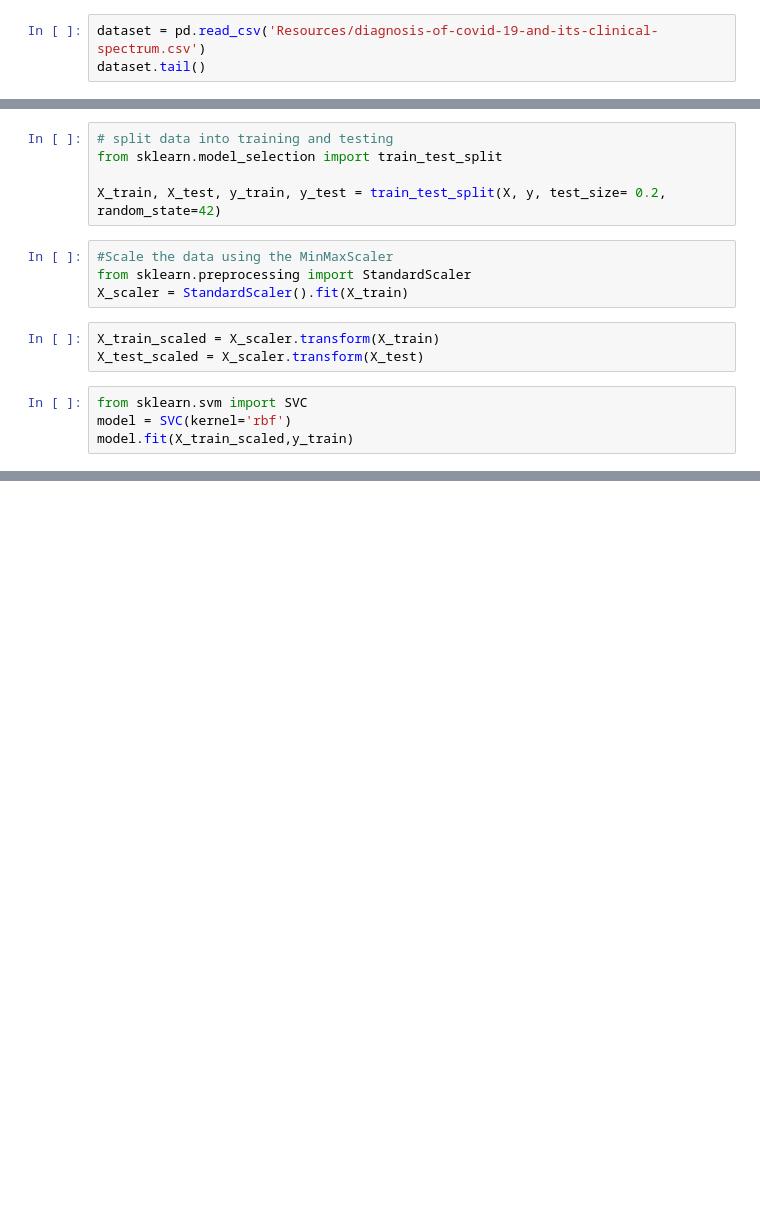
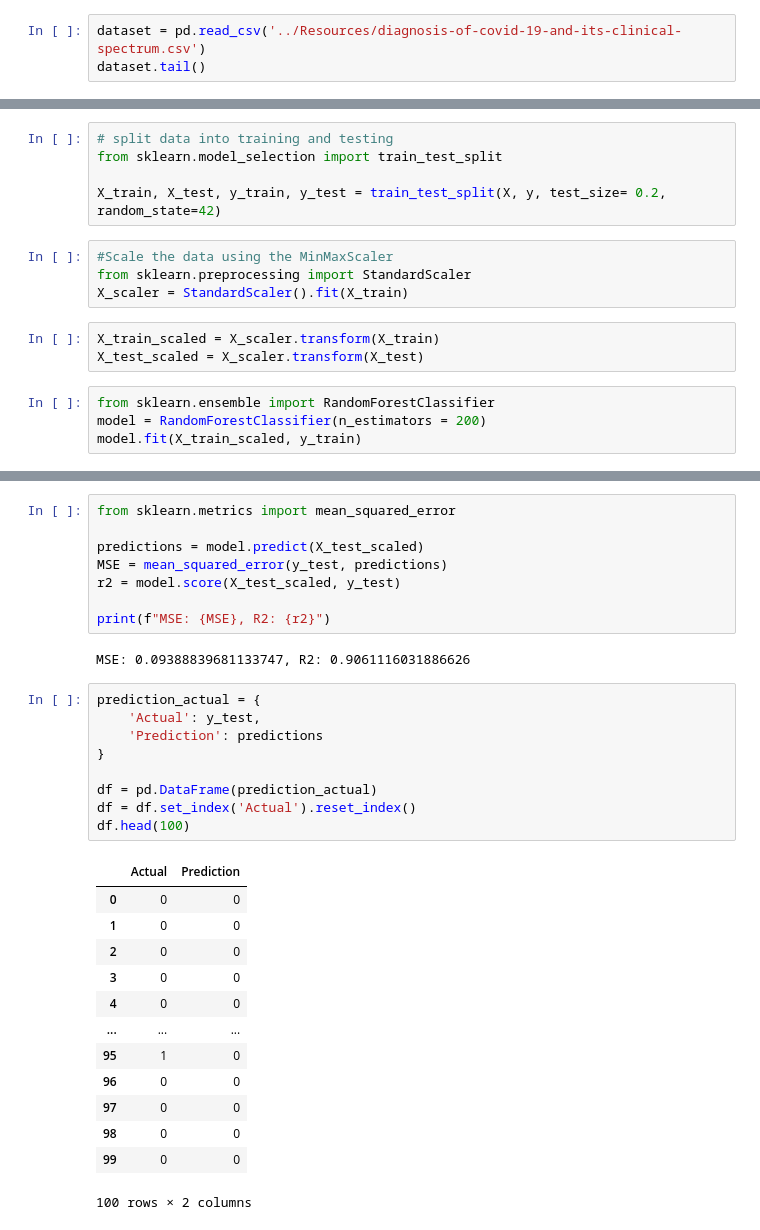
Before and after one commit to alexisperumal/ucsd_data_science_final_project, a Jupyter notebook: arun/Model_Notebook/othertests_RandomForest.ipynb, the cells around one changed output, grey strips where cells are left out. Cells and saved outputs as stored; diff of their text form; blank space fills up the shorter version.

```diff
--- a/arun/data_preprocessing_othertests.ipynb
+++ b/arun/Model_Notebook/othertests_RandomForest.ipynb
@@ -3,7 +3,7 @@ import numpy as np
 import matplotlib.pyplot as plt
 import pandas as pd
 # %%
-dataset = pd.read_csv('Resources/diagnosis-of-covid-19-and-its-clinical-spectrum.csv')
+dataset = pd.read_csv('../Resources/diagnosis-of-covid-19-and-its-clinical-spectrum.csv')
 dataset.tail()
 # %% [output]
 |  | patient_id | patient_age_quantile | sars_cov_2_exam_result | patient_addmited_to_regular_ward_... | patient_addmited_to_semi_intensiv... | ... |
@@ -150,7 +150,7 @@ X_scaler = StandardScaler().fit(X_train)
 X_train_scaled = X_scaler.transform(X_train)
 X_test_scaled = X_scaler.transform(X_test)
 # %%
-from sklearn.svm import SVC
-model = SVC(kernel='rbf')
-model.fit(X_train_scaled,y_train)
+from sklearn.ensemble import RandomForestClassifier
+model = RandomForestClassifier(n_estimators = 200)
+model.fit(X_train_scaled, y_train)
 # %% [output]
@@ -166,0 +171,33 @@ Testing Data Score: 0.9043401240035429
+# %%
+from sklearn.metrics import mean_squared_error
+
+predictions = model.predict(X_test_scaled)
+MSE = mean_squared_error(y_test, predictions)
+r2 = model.score(X_test_scaled, y_test)
+
+print(f"MSE: {MSE}, R2: {r2}")
+# %% [output]
+MSE: 0.09388839681133747, R2: 0.9061116031886626
+# %%
+prediction_actual = {
+    'Actual': y_test,
+    'Prediction': predictions
+}
+
+df = pd.DataFrame(prediction_actual)
+df = df.set_index('Actual').reset_index()
+df.head(100)
+# %% [output]
+|  | Actual | Prediction |
+| 0 | 0 | 0 |
+| 1 | 0 | 0 |
+| 2 | 0 | 0 |
+| 3 | 0 | 0 |
+| 4 | 0 | 0 |
+| ... | ... | ... |
+| 95 | 1 | 0 |
+| 96 | 0 | 0 |
+| 97 | 0 | 0 |
+| 98 | 0 | 0 |
+| 99 | 0 | 0 |
+100 rows × 2 columns
```
Also changed, not shown: parts of 2 cells of this notebook, 7 other files.
